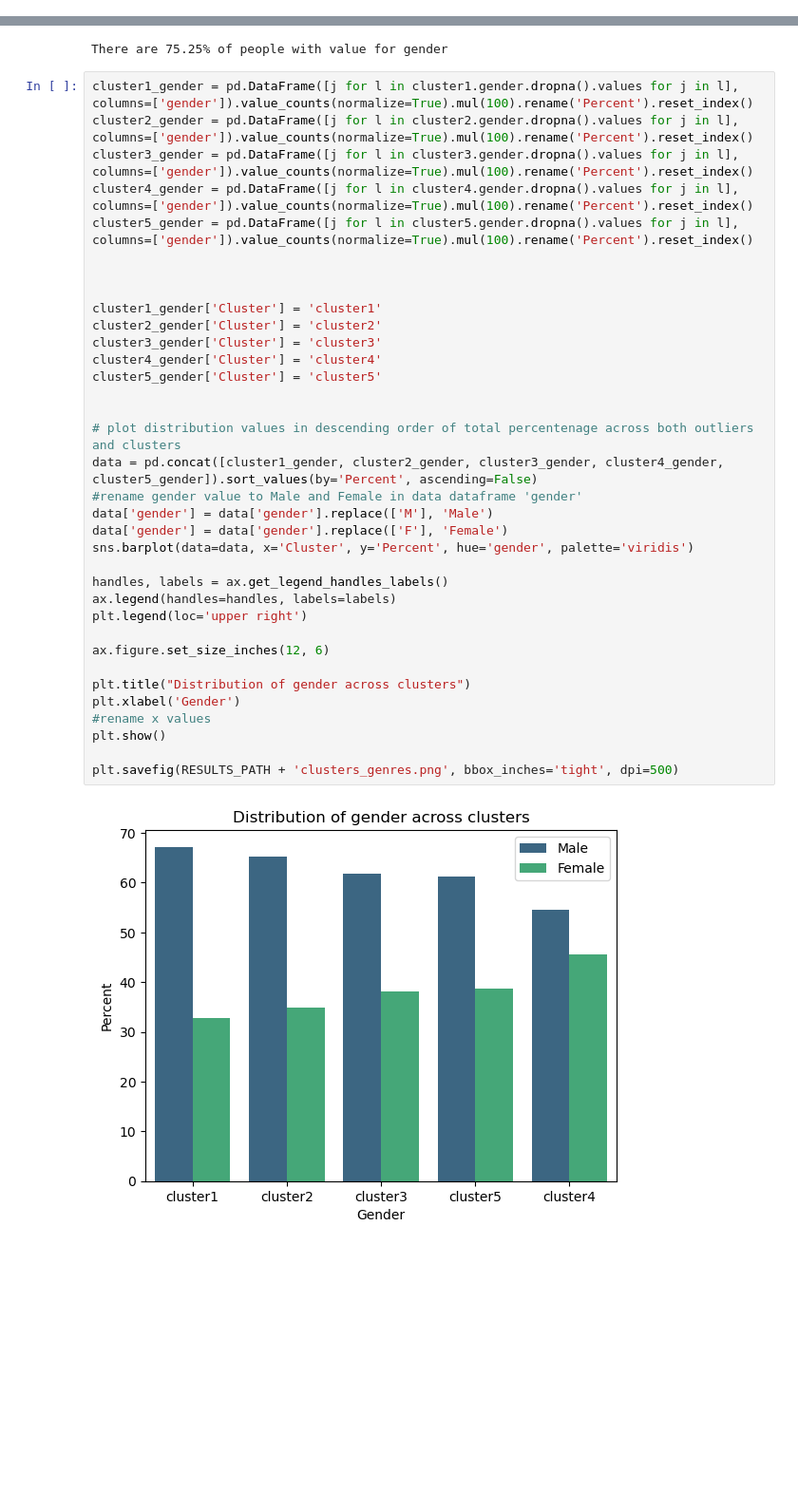
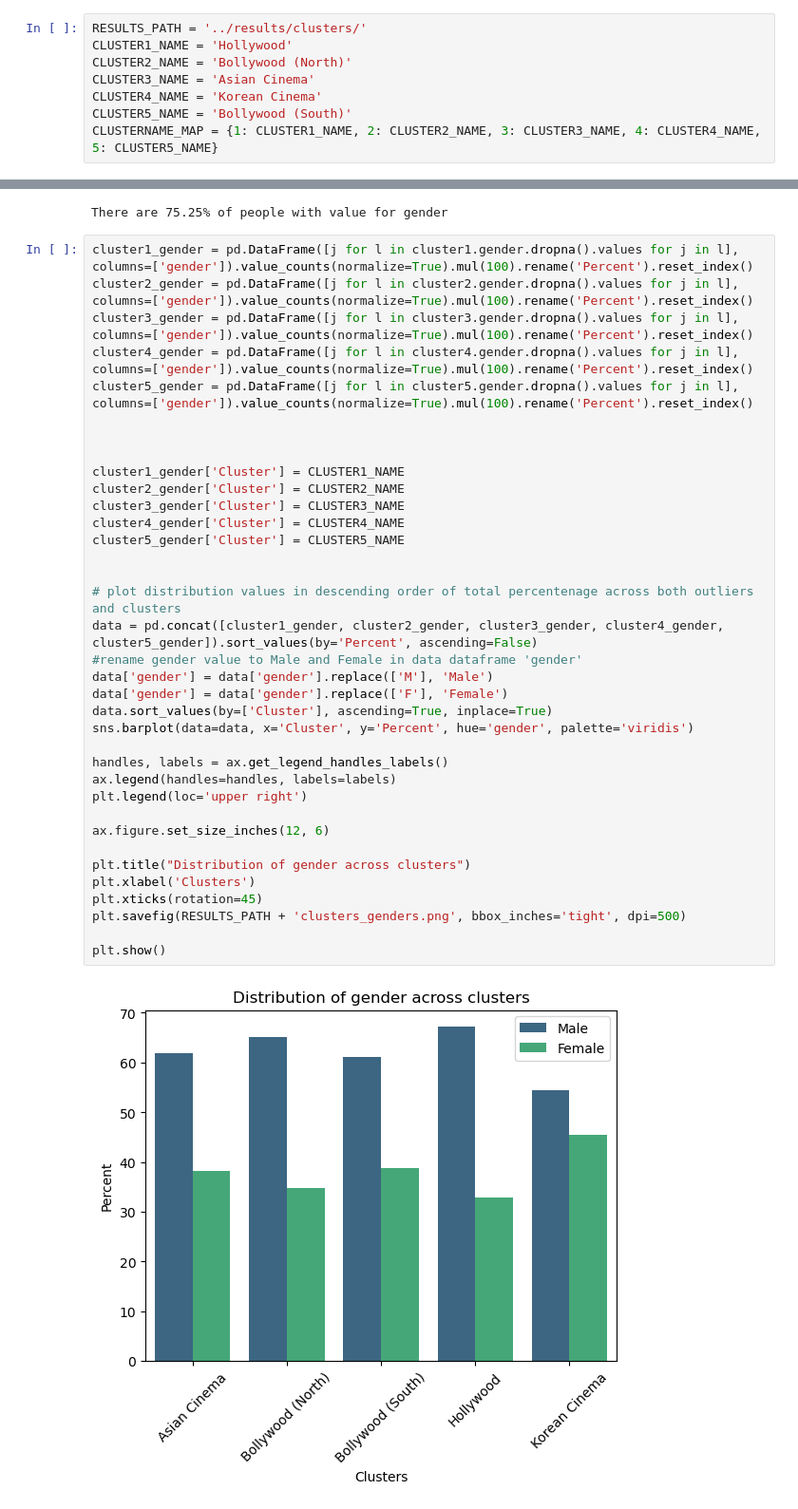
Before and after one commit to epfl-ada/ada-2022-project-tacocat, a Jupyter notebook: src/cluster.ipynb, the cells around one changed output, grey strips where cells are left out. Shown at 95% size. Saved outputs shown, nothing was run; the diff lists cells and outputs as text; blank space fills up the shorter version.

Commit message:
finishing cluster analysis graphs

```diff
--- a/src/cluster.ipynb
+++ b/src/cluster.ipynb
@@ -9,0 +8,8 @@ RESULTS_PATH = '../results/clusters/'
+# %%
+RESULTS_PATH = '../results/clusters/'
+CLUSTER1_NAME = 'Hollywood'
+CLUSTER2_NAME = 'Bollywood (North)'
+CLUSTER3_NAME = 'Asian Cinema'
+CLUSTER4_NAME = 'Korean Cinema'
+CLUSTER5_NAME = 'Bollywood (South)'
+CLUSTERNAME_MAP = {1: CLUSTER1_NAME, 2: CLUSTER2_NAME, 3: CLUSTER3_NAME, 4: CLUSTER4_NAME, 5: CLUSTER5_NAME}
@@ -332,37 +369,38 @@ There are 75.25% of people with value for gender
 # %%
 cluster1_gender = pd.DataFrame([j for l in cluster1.gender.dropna().values for j in l], columns=['gender']).value_counts(normalize=True).mul(100).rename('Percent').reset_index()
 cluster2_gender = pd.DataFrame([j for l in cluster2.gender.dropna().values for j in l], columns=['gender']).value_counts(normalize=True).mul(100).rename('Percent').reset_index()
 cluster3_gender = pd.DataFrame([j for l in cluster3.gender.dropna().values for j in l], columns=['gender']).value_counts(normalize=True).mul(100).rename('Percent').reset_index()
 cluster4_gender = pd.DataFrame([j for l in cluster4.gender.dropna().values for j in l], columns=['gender']).value_counts(normalize=True).mul(100).rename('Percent').reset_index()
 cluster5_gender = pd.DataFrame([j for l in cluster5.gender.dropna().values for j in l], columns=['gender']).value_counts(normalize=True).mul(100).rename('Percent').reset_index()
 
 
 
-cluster1_gender['Cluster'] = 'cluster1'
-cluster2_gender['Cluster'] = 'cluster2'
-cluster3_gender['Cluster'] = 'cluster3'
-cluster4_gender['Cluster'] = 'cluster4'
-cluster5_gender['Cluster'] = 'cluster5'
+cluster1_gender['Cluster'] = CLUSTER1_NAME
+cluster2_gender['Cluster'] = CLUSTER2_NAME
+cluster3_gender['Cluster'] = CLUSTER3_NAME
+cluster4_gender['Cluster'] = CLUSTER4_NAME
+cluster5_gender['Cluster'] = CLUSTER5_NAME
 
 
 # plot distribution values in descending order of total percentenage across both outliers and clusters
 data = pd.concat([cluster1_gender, cluster2_gender, cluster3_gender, cluster4_gender, cluster5_gender]).sort_values(by='Percent', ascending=False)
 #rename gender value to Male and Female in data dataframe 'gender'
 data['gender'] = data['gender'].replace(['M'], 'Male')
 data['gender'] = data['gender'].replace(['F'], 'Female')
+data.sort_values(by=['Cluster'], ascending=True, inplace=True)
 sns.barplot(data=data, x='Cluster', y='Percent', hue='gender', palette='viridis')
 
 handles, labels = ax.get_legend_handles_labels()
 ax.legend(handles=handles, labels=labels)
 plt.legend(loc='upper right')
 
 ax.figure.set_size_inches(12, 6)
 
 plt.title("Distribution of gender across clusters")
-plt.xlabel('Gender')
-#rename x values
+plt.xlabel('Clusters')
+plt.xticks(rotation=45)
+plt.savefig(RESULTS_PATH + 'clusters_genders.png', bbox_inches='tight', dpi=500)
+
 plt.show()
-
-plt.savefig(RESULTS_PATH + 'clusters_genres.png', bbox_inches='tight', dpi=500)
 # %% [output]
-[figure, old version]
+[figure, new version]
```
Also changed, not shown: parts of 32 cells of this notebook, 6 other files.
